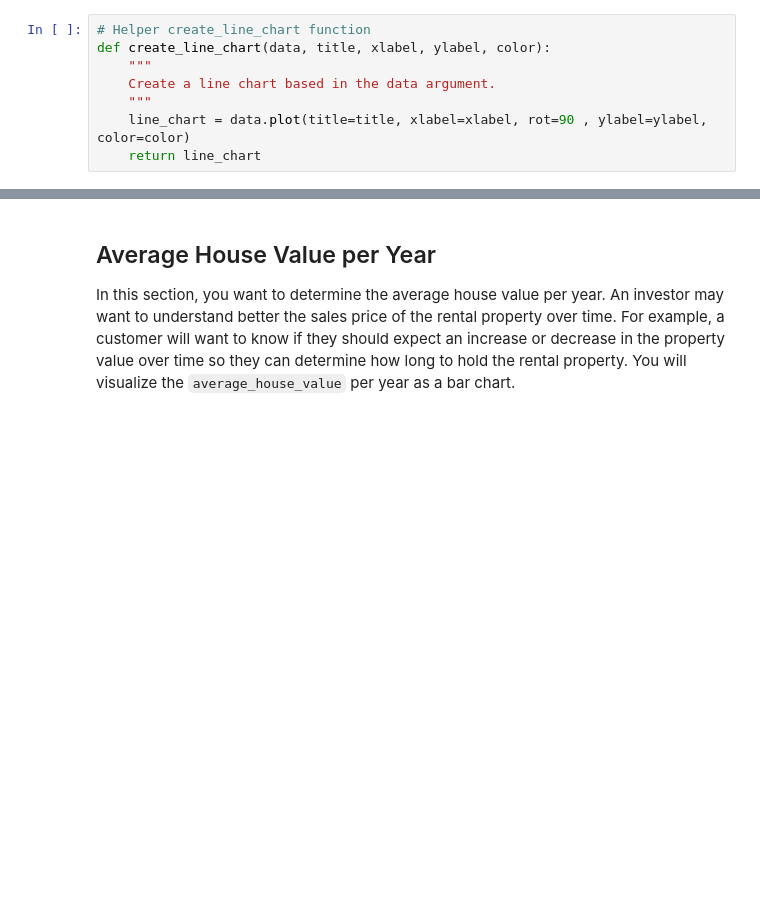
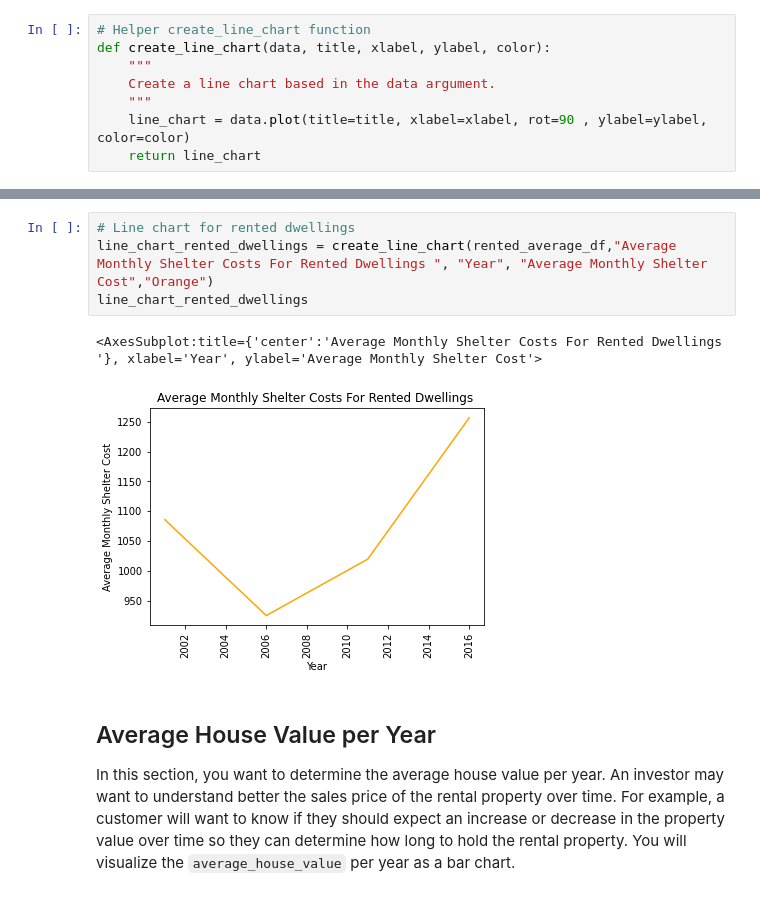
Before and after one commit to MoBerr/Pythonic_Monopoly, a Jupyter notebook: Starter_Code/rental_analysis.ipynb, the cells around one changed output, grey strips where cells are left out. Drawn from its saved outputs; the diff is of its cells as text; blank space fills up the shorter version.

```diff
--- a/Starter_Code/rental_analysis.ipynb
+++ b/Starter_Code/rental_analysis.ipynb
@@ -137,3 +158,10 @@ TypeError: create_line_chart() missing 5 required positional arguments: 'data',
+# %%
+# Line chart for rented dwellings
+line_chart_rented_dwellings = create_line_chart(rented_average_df,"Average Monthly Shelter Costs For Rented Dwellings ", "Year", "Average Monthly Shelter Cost","Orange")
+line_chart_rented_dwellings
+# %% [output]
+<AxesSubplot:title={'center':'Average Monthly Shelter Costs For Rented Dwellings '}, xlabel='Year', ylabel='Average Monthly Shelter Cost'>
+[figure, added]
 # %% [markdown]
 ## Average House Value per Year
 
```
Also changed, not shown: parts of 28 cells of this notebook, 1 other file.
